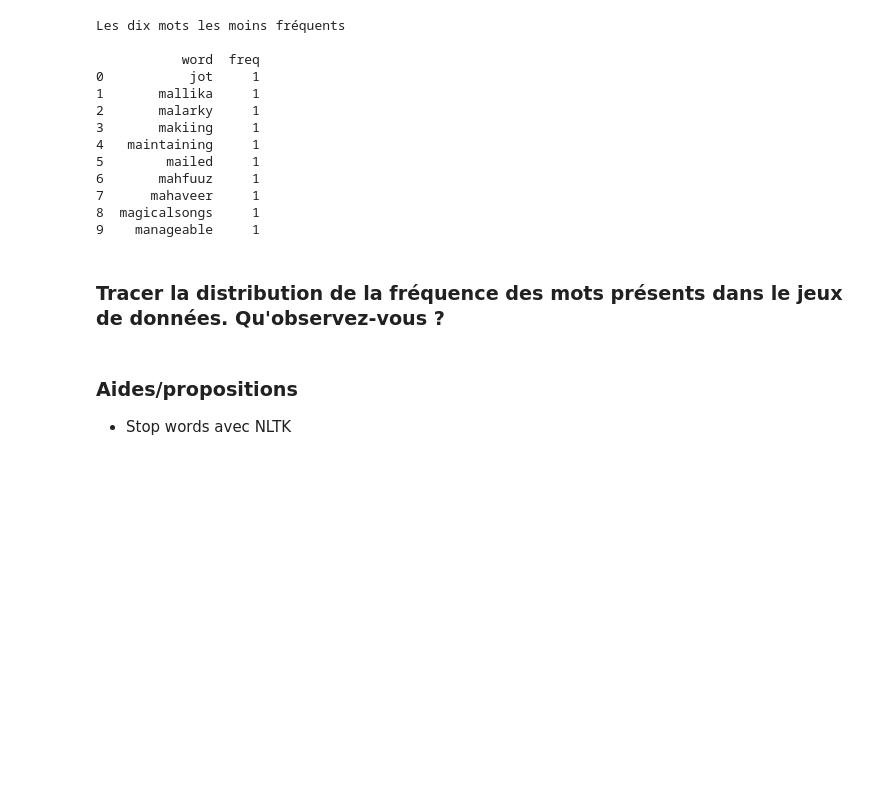
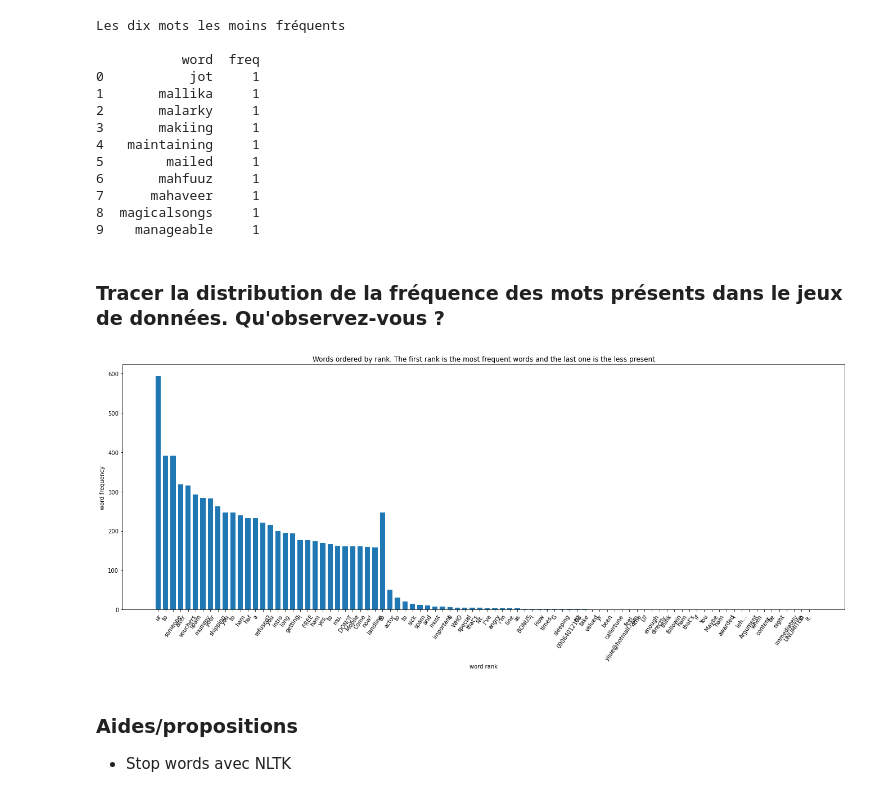
Before and after one commit to CLiNTPELiX/simplon-brief7-The_Spam_Detector, a Jupyter notebook: brief7.ipynb, the cells around one changed output. Saved outputs shown, nothing was run; the diff lists cells and outputs as text; code cells hidden in the pictures; blank space fills up the shorter version.

```diff
--- a/brief7.ipynb
+++ b/brief7.ipynb
@@ -380,6 +380,28 @@ Les dix mots les moins fréquents
 9    manageable     1
 # %% [markdown]
 ### Tracer la distribution de la fréquence des mots présents dans le jeux de données. Qu'observez-vous ?
+# %%
+# Compute rank
+wsum = np.array(cv_fit.sum(0))[0]
+ix = wsum.argsort()[::-1]
+wrank = wsum[ix]
+labels = [words[i] for i in ix]
+# %%
+# Sub-sample the data to plot.
+# take the 20 first + the rest sample with the given step
+def subsample(x, step=150):
+    return np.hstack((x[:30], x[10::step]))
+
+plt.figure(figsize=(23,8))
+freq = subsample(wrank)
+r = np.arange(len(freq))
+plt.bar(r, freq, width=0.7)
+plt.xticks(r, subsample(labels), rotation=55)
+plt.xlabel('word rank')
+plt.ylabel('word frequency')
+plt.title("Words ordered by rank. The first rank is the most frequent words and the last one is the less present");
+# %% [output]
+[figure, added]
 # %% [markdown]
 ### Aides/propositions
 
```
Also changed, not shown: 1 other file.
